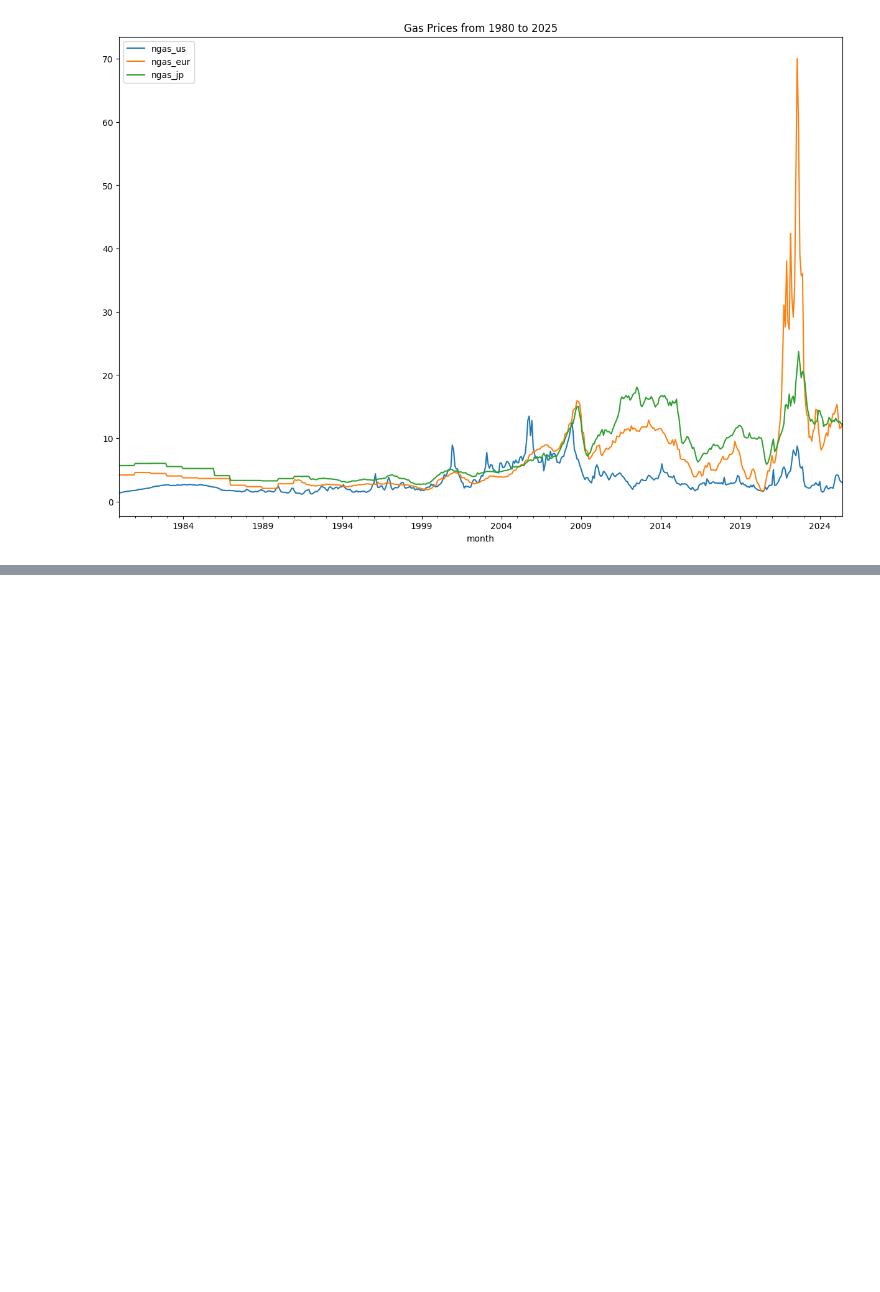
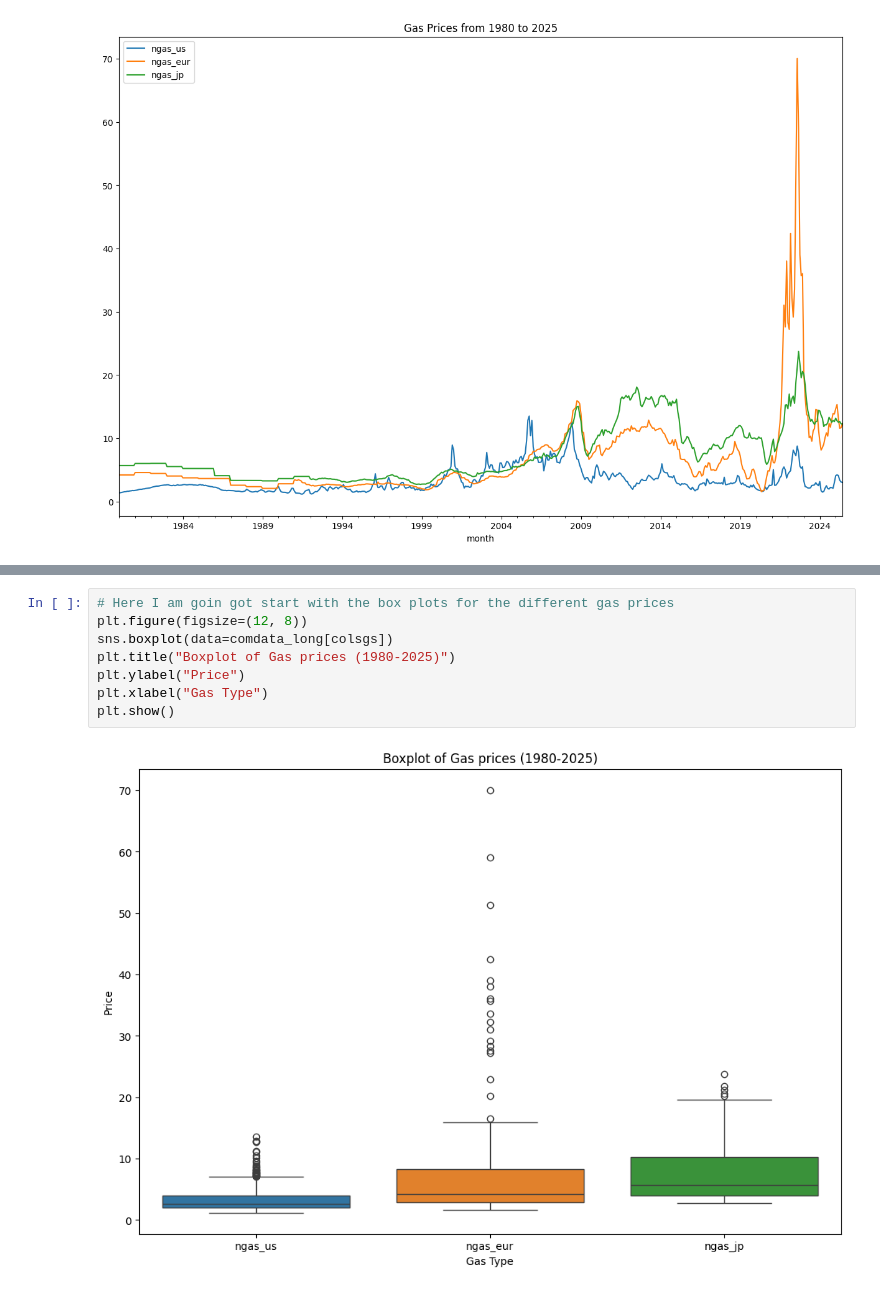
Before and after one commit to steveC-ai/Commodity-Market-Dynamics-Price-Drivers-and-Strategy-Backtesting, a Jupyter notebook: notebook/commodity.prices.ipynb, the cells around one changed output, grey strips where cells are left out. Drawn from its saved outputs; the diff is of its cells as text; blank space fills up the shorter version.

```diff
--- a/notebook/commodity.prices.ipynb
+++ b/notebook/commodity.prices.ipynb
@@ -135,0 +141,10 @@ Text(0.5, 1.0, 'Gas Prices from 1980 to 2025')
+# %%
+# Here I am goin got start with the box plots for the different gas prices
+plt.figure(figsize=(12, 8))
+sns.boxplot(data=comdata_long[colsgs])
+plt.title("Boxplot of Gas prices (1980-2025)")
+plt.ylabel("Price")
+plt.xlabel("Gas Type")
+plt.show()
+# %% [output]
+[figure, added]
```
Also changed, not shown: parts of 12 cells of this notebook.
